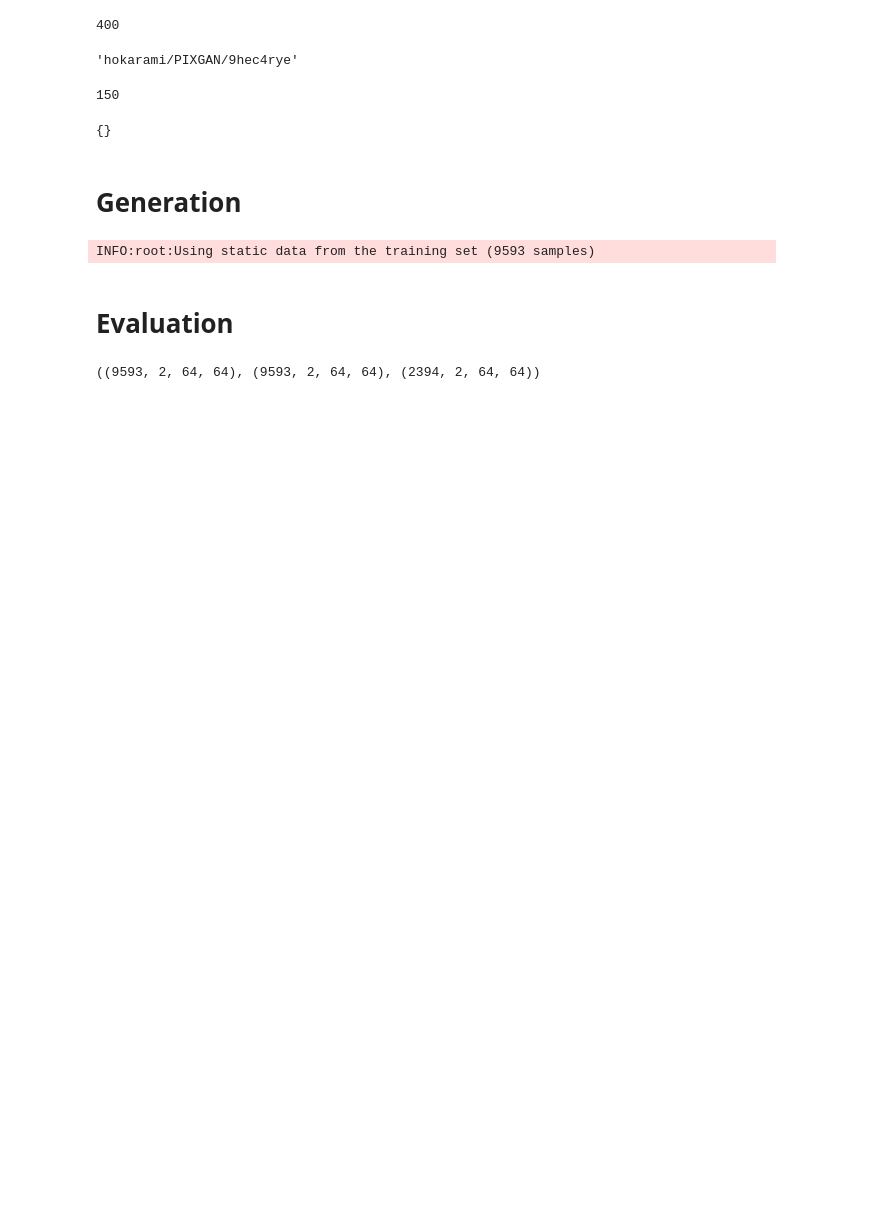
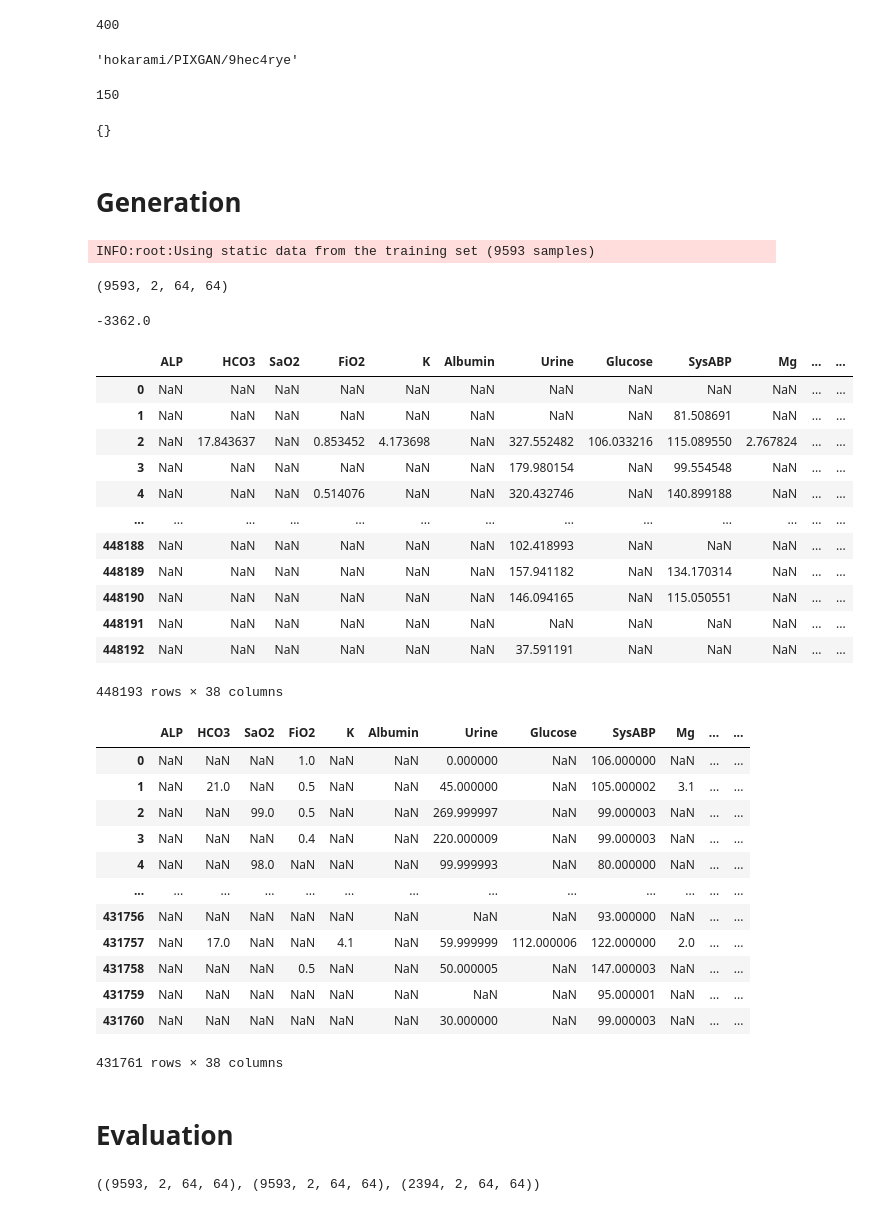
Before and after one commit to esl-epfl/TimEHR, a Jupyter notebook: Tutorial.ipynb, the cells around one changed output. Saved outputs shown, nothing was run; the diff lists cells and outputs as text; code cells hidden in the pictures; blank space fills up the shorter version.

```diff
--- a/Tutorial.ipynb
+++ b/Tutorial.ipynb
@@ -116,6 +131,44 @@ val_static, val_data = model._get_data(val_dataset)
 df_ts_test, df_static_test = mat2df(val_data,val_static,val_dataset.dynamic_processor,val_dataset.static_processor)
 # %% [output]
 INFO:root:Using static data from the training set (9593 samples)
+# %%
+fake_data.shape
+
+fake_data[0,1,:,:].sum()
+# %% [output]
+(9593, 2, 64, 64)
+-3362.0
+# %%
+df_ts_fake
+
+df_ts_train
+# %% [output]
+|  | ALP | HCO3 | SaO2 | FiO2 | K | Albumin | Urine | Glucose | SysABP | Mg | ... | ... |
+| 0 | NaN | NaN | NaN | NaN | NaN | NaN | NaN | NaN | NaN | NaN | ... | ... |
+| 1 | NaN | NaN | NaN | NaN | NaN | NaN | NaN | NaN | 81.508691 | NaN | ... | ... |
+| 2 | NaN | 17.843637 | NaN | 0.853452 | 4.173698 | NaN | 327.552482 | 106.033216 | 115.089550 | 2.767824 | ... | ... |
+| 3 | NaN | NaN | NaN | NaN | NaN | NaN | 179.980154 | NaN | 99.554548 | NaN | ... | ... |
+| 4 | NaN | NaN | NaN | 0.514076 | NaN | NaN | 320.432746 | NaN | 140.899188 | NaN | ... | ... |
+| ... | ... | ... | ... | ... | ... | ... | ... | ... | ... | ... | ... | ... |
+| 448188 | NaN | NaN | NaN | NaN | NaN | NaN | 102.418993 | NaN | NaN | NaN | ... | ... |
+| 448189 | NaN | NaN | NaN | NaN | NaN | NaN | 157.941182 | NaN | 134.170314 | NaN | ... | ... |
+| 448190 | NaN | NaN | NaN | NaN | NaN | NaN | 146.094165 | NaN | 115.050551 | NaN | ... | ... |
+| 448191 | NaN | NaN | NaN | NaN | NaN | NaN | NaN | NaN | NaN | NaN | ... | ... |
+| 448192 | NaN | NaN | NaN | NaN | NaN | NaN | 37.591191 | NaN | NaN | NaN | ... | ... |
+448193 rows × 38 columns
+|  | ALP | HCO3 | SaO2 | FiO2 | K | Albumin | Urine | Glucose | SysABP | Mg | ... | ... |
+| 0 | NaN | NaN | NaN | 1.0 | NaN | NaN | 0.000000 | NaN | 106.000000 | NaN | ... | ... |
+| 1 | NaN | 21.0 | NaN | 0.5 | NaN | NaN | 45.000000 | NaN | 105.000002 | 3.1 | ... | ... |
+| 2 | NaN | NaN | 99.0 | 0.5 | NaN | NaN | 269.999997 | NaN | 99.000003 | NaN | ... | ... |
+| 3 | NaN | NaN | NaN | 0.4 | NaN | NaN | 220.000009 | NaN | 99.000003 | NaN | ... | ... |
+| 4 | NaN | NaN | 98.0 | NaN | NaN | NaN | 99.999993 | NaN | 80.000000 | NaN | ... | ... |
+| ... | ... | ... | ... | ... | ... | ... | ... | ... | ... | ... | ... | ... |
+| 431756 | NaN | NaN | NaN | NaN | NaN | NaN | NaN | NaN | 93.000000 | NaN | ... | ... |
+| 431757 | NaN | 17.0 | NaN | NaN | 4.1 | NaN | 59.999999 | 112.000006 | 122.000000 | 2.0 | ... | ... |
+| 431758 | NaN | NaN | NaN | 0.5 | NaN | NaN | 50.000005 | NaN | 147.000003 | NaN | ... | ... |
+| 431759 | NaN | NaN | NaN | NaN | NaN | NaN | NaN | NaN | 95.000001 | NaN | ... | ... |
+| 431760 | NaN | NaN | NaN | NaN | NaN | NaN | 30.000000 | NaN | 99.000003 | NaN | ... | ... |
+431761 rows × 38 columns
 # %% [markdown]
 # Evaluation
 # %%
```
Also changed, not shown: parts of 4 cells of this notebook, 2 other files.
